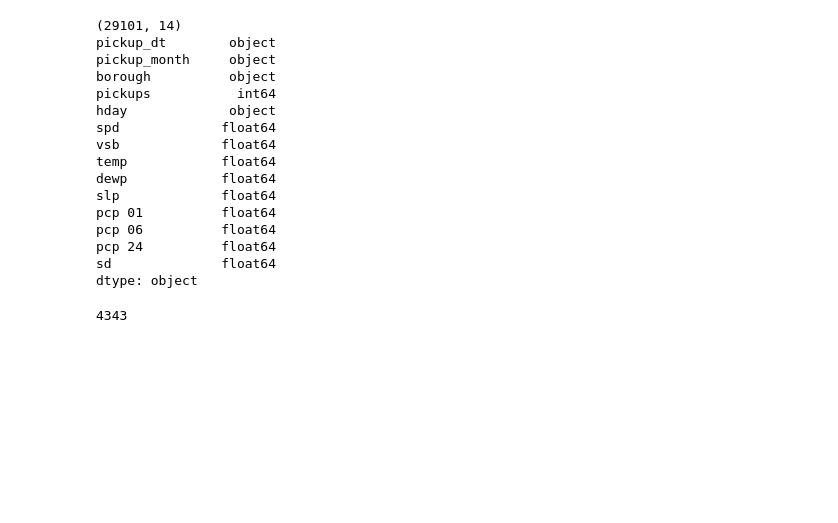
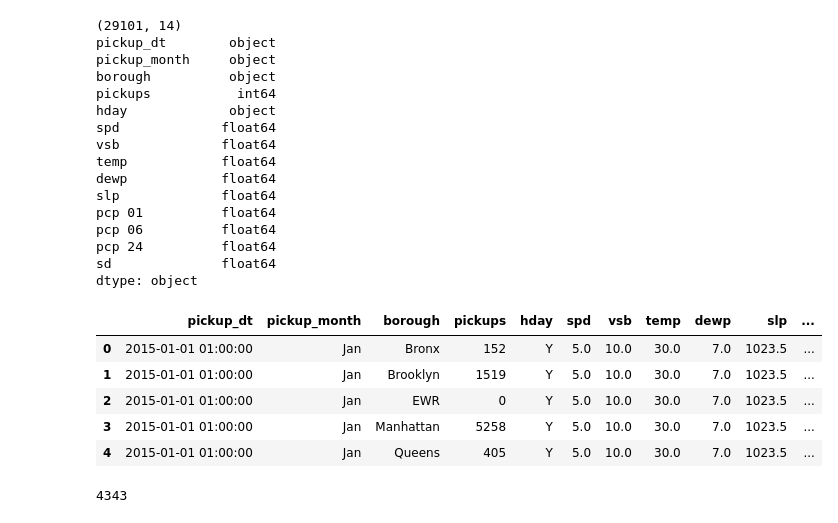
Before and after one commit to Stynic/train_ml_math, a Jupyter notebook: pandas/train_by_course_demo_analysis_data_karpov/simple_train_with_pandas.ipynb, the cells around one changed output. Saved outputs shown, nothing was run; the diff lists cells and outputs as text; code cells hidden in the pictures; blank space fills up the shorter version.

```diff
--- a/pandas/train_by_course_demo_analysis_data_karpov/simple_train_with_pandas.ipynb
+++ b/pandas/train_by_course_demo_analysis_data_karpov/simple_train_with_pandas.ipynb
@@ -393,6 +393,15 @@ pcp 06          float64
 pcp 24          float64
 sd              float64
 dtype: object
+# %%
+taxi.head()
+# %% [output]
+|  | pickup_dt | pickup_month | borough | pickups | hday | spd | vsb | temp | dewp | slp | ... |
+| 0 | 2015-01-01 01:00:00 | Jan | Bronx | 152 | Y | 5.0 | 10.0 | 30.0 | 7.0 | 1023.5 | ... |
+| 1 | 2015-01-01 01:00:00 | Jan | Brooklyn | 1519 | Y | 5.0 | 10.0 | 30.0 | 7.0 | 1023.5 | ... |
+| 2 | 2015-01-01 01:00:00 | Jan | EWR | 0 | Y | 5.0 | 10.0 | 30.0 | 7.0 | 1023.5 | ... |
+| 3 | 2015-01-01 01:00:00 | Jan | Manhattan | 5258 | Y | 5.0 | 10.0 | 30.0 | 7.0 | 1023.5 | ... |
+| 4 | 2015-01-01 01:00:00 | Jan | Queens | 405 | Y | 5.0 | 10.0 | 30.0 | 7.0 | 1023.5 | ... |
 # %%
 # need to rename columns without spaces(3)
 columns_without_space = taxi.filter(like='pcp').columns
```
Also changed, not shown: parts of 21 cells of this notebook, 2 other files.
